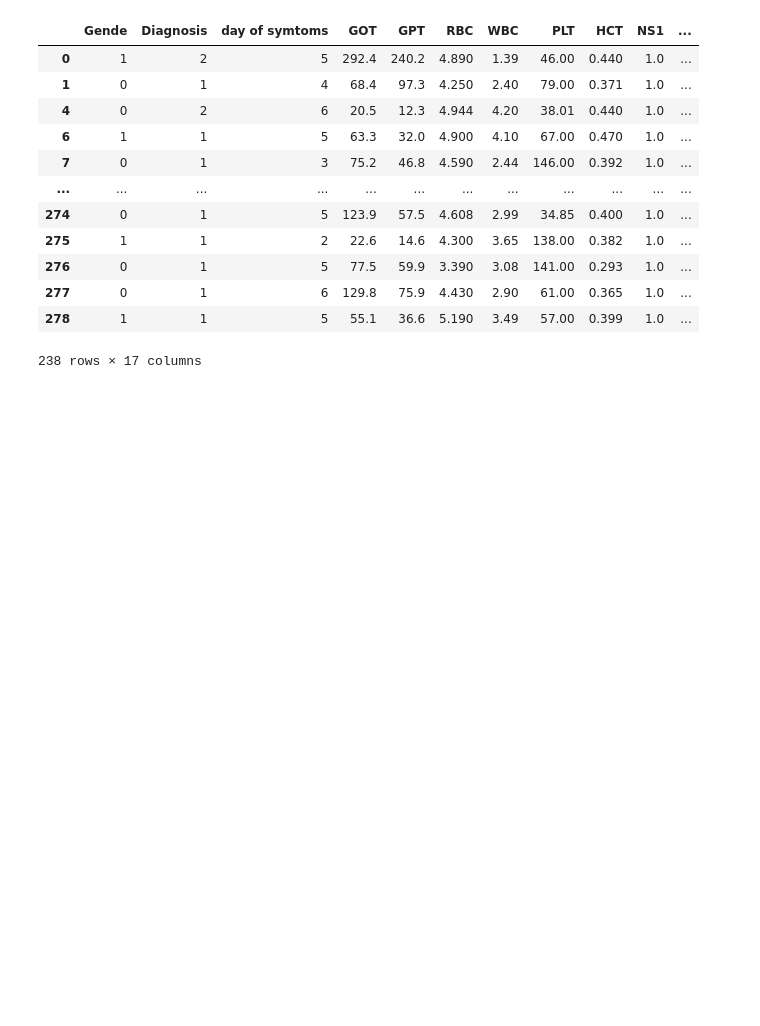
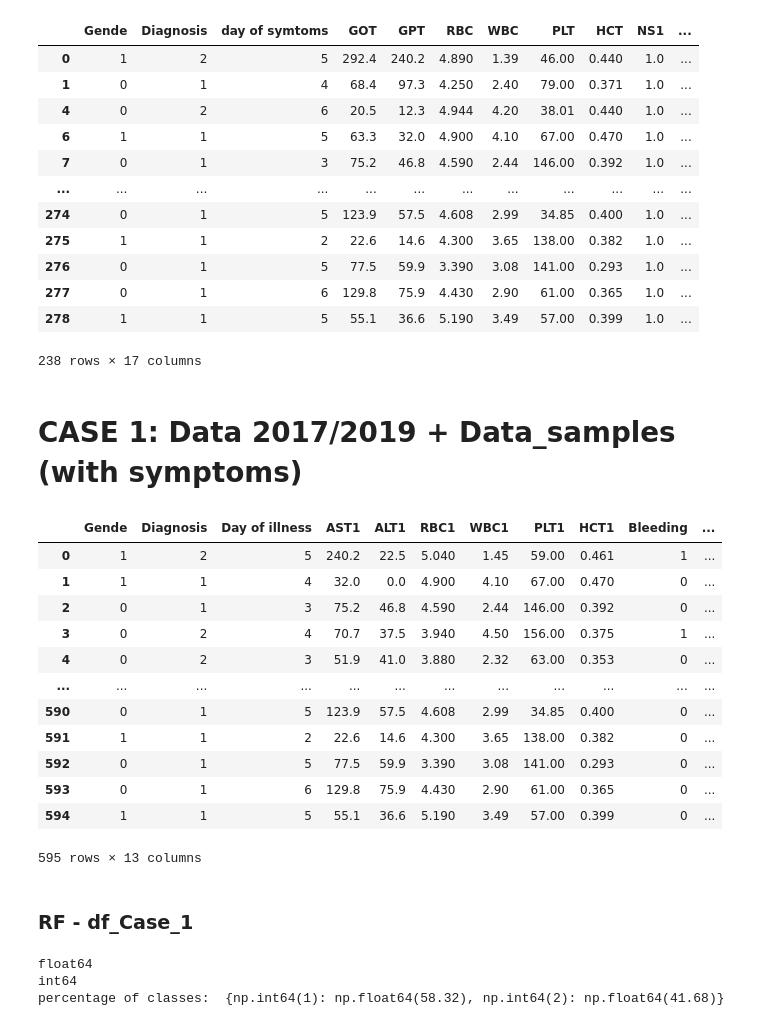
Before and after one commit to khnam-ng/SevereDengueFever, a Jupyter notebook: notebooks/more_data.ipynb, the cells around one changed output. Saved outputs shown, nothing was run; the diff lists cells and outputs as text; code cells hidden in the pictures; blank space fills up the shorter version.

```diff
--- a/notebooks/more_data.ipynb
+++ b/notebooks/more_data.ipynb
@@ -145,0 +219,5 @@ Diagnosis's classes:  {'1': np.float64(56.4), '2': np.float64(39.66), '3': np.fl
+# %%
+# df_symptoms.columns
+df_symptoms = df_symptoms[~((df_symptoms['AST1'] == 0) & (df_symptoms['ALT1'] == 0))]
+
+df_symptoms
@@ -187,7 +291,7 @@ df_test
 # %%
 df_samples = pd.read_csv(DATA_PATH_SAMPLES, sep=",", header=0, nrows = 279) #separator is ;
 
-df_samples.drop(['Oder No', 'Age', 'Samp No', 'Fiver', 'bleeding place'], inplace=True, axis=1)
+df_samples.drop(['Oder No', 'Age', 'Samp No', 'Fiver', 'bleeding place','NS1','IgG','IgM'], inplace=True, axis=1)
 df_samples = df_samples.replace('110,0', 111.0)
 df_samples['Vomiting'] = df_samples['Vomiting'].fillna(0)
 df_samples["PLT"] = pd.to_numeric(df_samples["PLT"])
@@ -388,3 +492,43 @@ df_samples
 | 277 | 0 | 1 | 6 | 129.8 | 75.9 | 4.430 | 2.90 | 61.00 | 0.365 | 1.0 | ... |
 | 278 | 1 | 1 | 5 | 55.1 | 36.6 | 5.190 | 3.49 | 57.00 | 0.399 | 1.0 | ... |
 238 rows × 17 columns
+# %% [markdown]
+# CASE 1: Data 2017/2019 + Data_samples (with symptoms)
+# %%
+features = ['Gende','Diagnosis','Day of illness','AST1','ALT1','RBC1','WBC1','PLT1','HCT1','Bleeding','Vomiting','Headache','Body ache']
+df_case1 = df_symptoms[features].copy()
+
+df_samples = df_samples.rename(columns={
+    'day of symtoms': 'Day of illness',
+    'GOT': 'AST1',
+    'GPT': 'ALT1',
+    'RBC': 'RBC1',
+    'WBC': 'WBC1',
+    'PLT': 'PLT1',
+    'HCT': 'HCT1',
+    'bleeding': 'Bleeding',
+    'headache': 'Headache',
+    'bodyache': 'Body ache',
+})
+
+df_case1 = pd.concat([df_case1, df_samples], axis=0, ignore_index=True)
+df_case1['Diagnosis'] = np.where(df_case1['Diagnosis'] == '3', '2', df_case1['Diagnosis'])
+df_case1['Diagnosis'] = np.where(df_case1['Diagnosis'] == 3, '2', df_case1['Diagnosis'])
+
+df_case1
+# %% [output]
+|  | Gende | Diagnosis | Day of illness | AST1 | ALT1 | RBC1 | WBC1 | PLT1 | HCT1 | Bleeding | ... |
+| 0 | 1 | 2 | 5 | 240.2 | 22.5 | 5.040 | 1.45 | 59.00 | 0.461 | 1 | ... |
+| 1 | 1 | 1 | 4 | 32.0 | 0.0 | 4.900 | 4.10 | 67.00 | 0.470 | 0 | ... |
+| 2 | 0 | 1 | 3 | 75.2 | 46.8 | 4.590 | 2.44 | 146.00 | 0.392 | 0 | ... |
+| 3 | 0 | 2 | 4 | 70.7 | 37.5 | 3.940 | 4.50 | 156.00 | 0.375 | 1 | ... |
+| 4 | 0 | 2 | 3 | 51.9 | 41.0 | 3.880 | 2.32 | 63.00 | 0.353 | 0 | ... |
+| ... | ... | ... | ... | ... | ... | ... | ... | ... | ... | ... | ... |
+| 590 | 0 | 1 | 5 | 123.9 | 57.5 | 4.608 | 2.99 | 34.85 | 0.400 | 0 | ... |
+| 591 | 1 | 1 | 2 | 22.6 | 14.6 | 4.300 | 3.65 | 138.00 | 0.382 | 0 | ... |
+| 592 | 0 | 1 | 5 | 77.5 | 59.9 | 3.390 | 3.08 | 141.00 | 0.293 | 0 | ... |
+| 593 | 0 | 1 | 6 | 129.8 | 75.9 | 4.430 | 2.90 | 61.00 | 0.365 | 0 | ... |
+| 594 | 1 | 1 | 5 | 55.1 | 36.6 | 5.190 | 3.49 | 57.00 | 0.399 | 0 | ... |
+595 rows × 13 columns
+# %% [markdown]
+### RF - df_Case_1
@@ -390,0 +538,15 @@ df_samples
+# %%
+X = df_case1.values
+Y = diag_symptoms.values.ravel()
+
+X = X.astype(float)
+Y = Y.astype(int)
+print(X.dtype)
+print(Y.dtype)
+
+uniques, counts = np.unique(Y, return_counts=True)
+print('percentage of classes: ',dict(zip(uniques, np.round(counts * 100 / len(Y), 2))))
+# %% [output]
+float64
+int64
+percentage of classes:  {np.int64(1): np.float64(58.32), np.int64(2): np.float64(41.68)}
```
Also changed, not shown: parts of 32 cells of this notebook.
